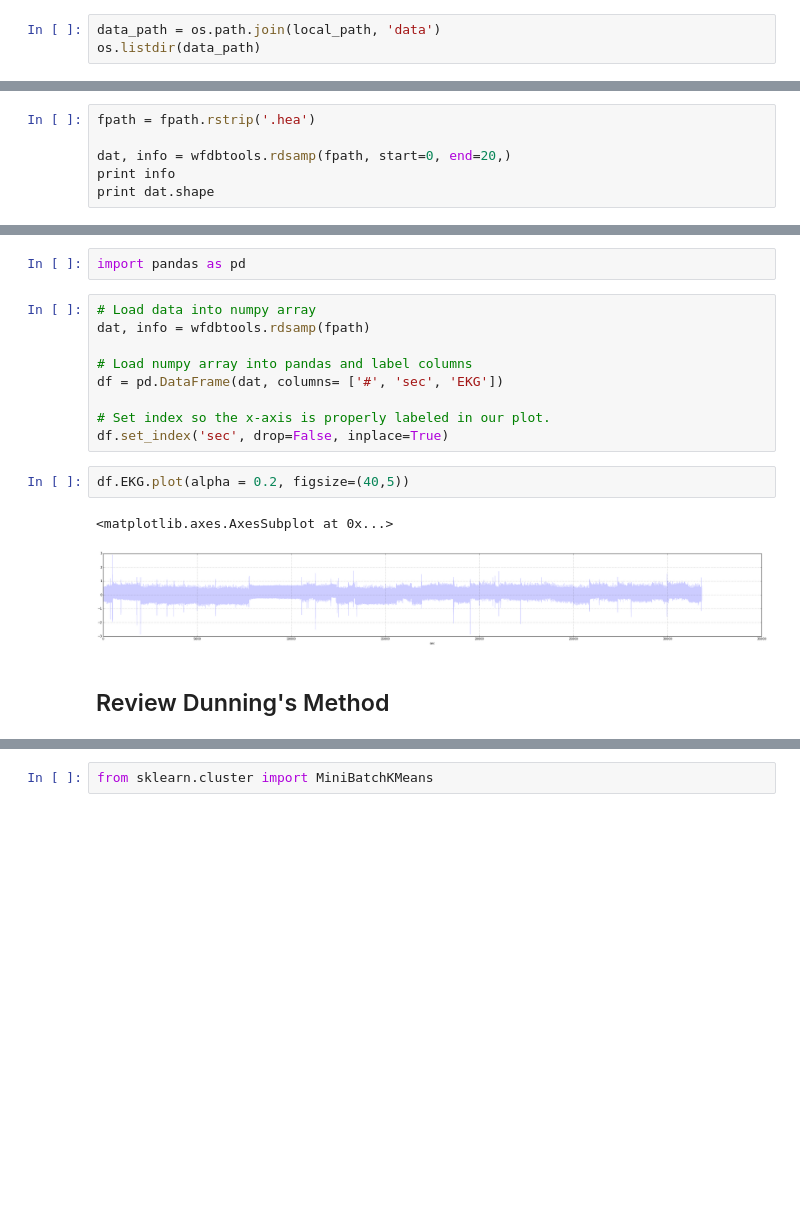
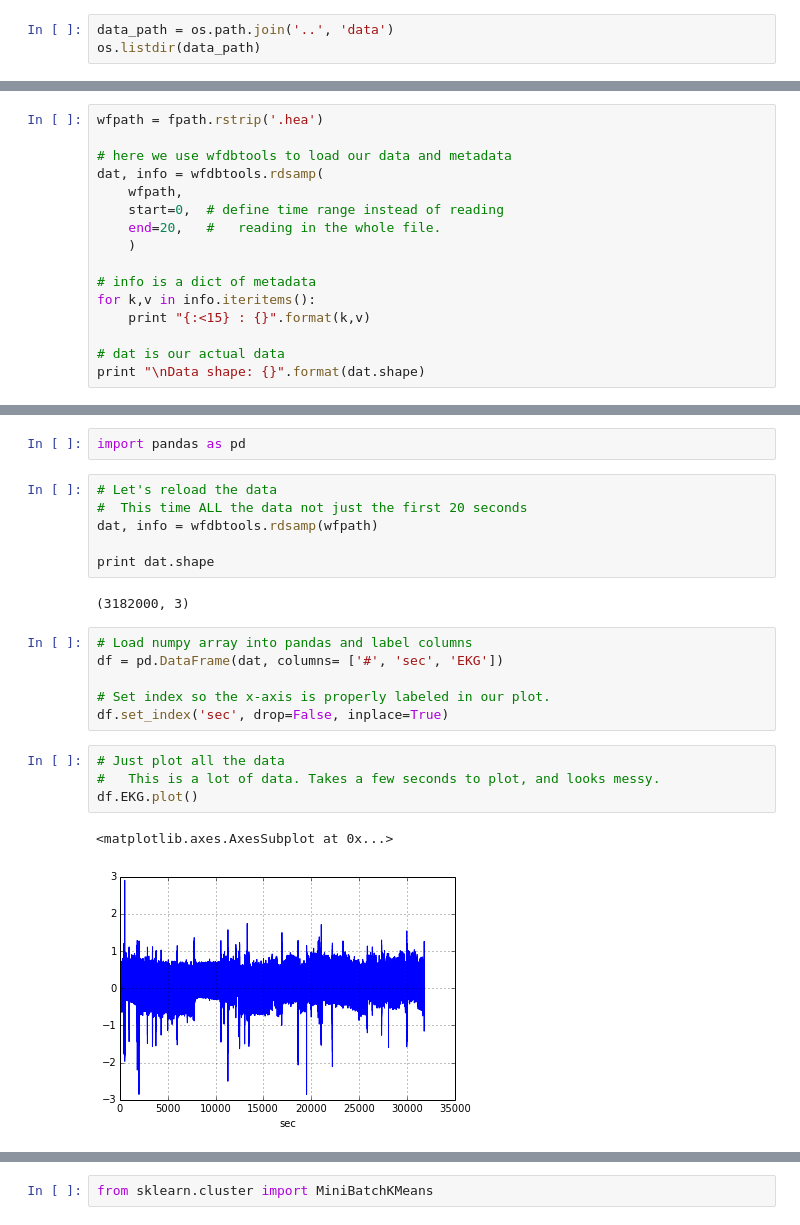
Before and after one commit to amanahuja/change-detection-tutorial, a Jupyter notebook: ipynb/section_06_tdunning_method.ipynb, the cells around one changed output, grey strips where cells are left out. Saved outputs shown, nothing was run; the diff lists cells and outputs as text; blank space fills up the shorter version.

```diff
--- a/ipynb/section_06_tdunning_method.ipynb
+++ b/ipynb/section_06_tdunning_method.ipynb
@@ -76,5 +93,5 @@ import wfdbtools
 # %%
-data_path = os.path.join(local_path, 'data')
+data_path = os.path.join('..', 'data')
 os.listdir(data_path)
 # %% [output]
 ['a02.qrs',
@@ -105,6 +122,0 @@ with open(fpath, 'r') as f:
-# %%
-fpath = fpath.rstrip('.hea')
-
-dat, info = wfdbtools.rdsamp(fpath, start=0, end=20,)
-print info
-print dat.shape
@@ -124,0 +130,16 @@ Why? Well, I like control over my plots, and pandas provides an easy way to have
+# %%
+wfpath = fpath.rstrip('.hea')
+
+# here we use wfdbtools to load our data and metadata
+dat, info = wfdbtools.rdsamp(
+    wfpath,
+    start=0,  # define time range instead of reading
+    end=20,   #   reading in the whole file.
+    )
+
+# info is a dict of metadata
+for k,v in info.iteritems():
+    print "{:<15} : {}".format(k,v)
+
+# dat is our actual data
+print "\nData shape: {}".format(dat.shape)
@@ -125,18 +168,23 @@ Why? Well, I like control over my plots, and pandas provides an easy way to have
 # %%
 import pandas as pd
+# %%
+# Let's reload the data
+#  This time ALL the data not just the first 20 seconds
+dat, info = wfdbtools.rdsamp(wfpath)
+
+print dat.shape
+# %% [output]
+(3182000, 3)
 # %%
-# Load data into numpy array
-dat, info = wfdbtools.rdsamp(fpath)
-
 # Load numpy array into pandas and label columns
 df = pd.DataFrame(dat, columns= ['#', 'sec', 'EKG'])
 
 # Set index so the x-axis is properly labeled in our plot.
 df.set_index('sec', drop=False, inplace=True)
-# %%
-df.EKG.plot(alpha = 0.2, figsize=(40,5))
-# %% [output]
-<matplotlib.axes.AxesSubplot at 0x...>
-[figure, removed]
-# %% [markdown]
-## Review Dunning's Method
+# %%
+# Just plot all the data
+#   This is a lot of data. Takes a few seconds to plot, and looks messy.
+df.EKG.plot()
+# %% [output]
+<matplotlib.axes.AxesSubplot at 0x...>
+[figure, added]
```
Also changed, not shown: parts of 110 cells of this notebook.
